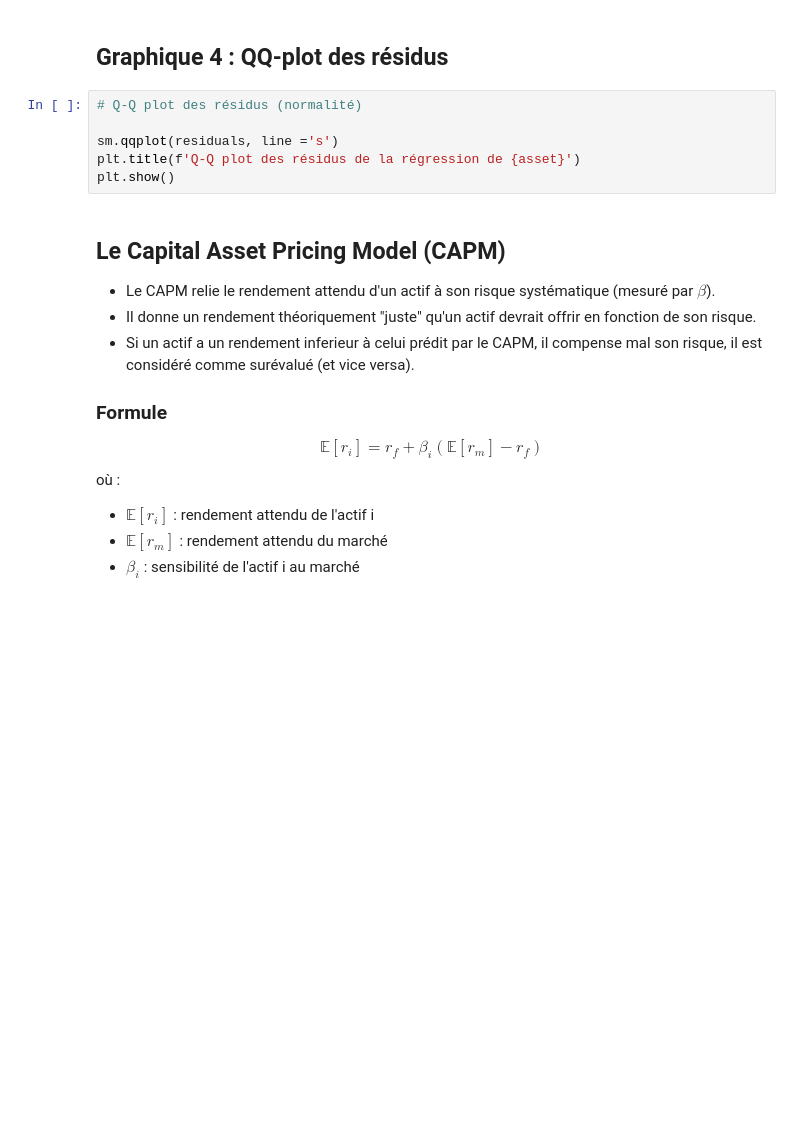
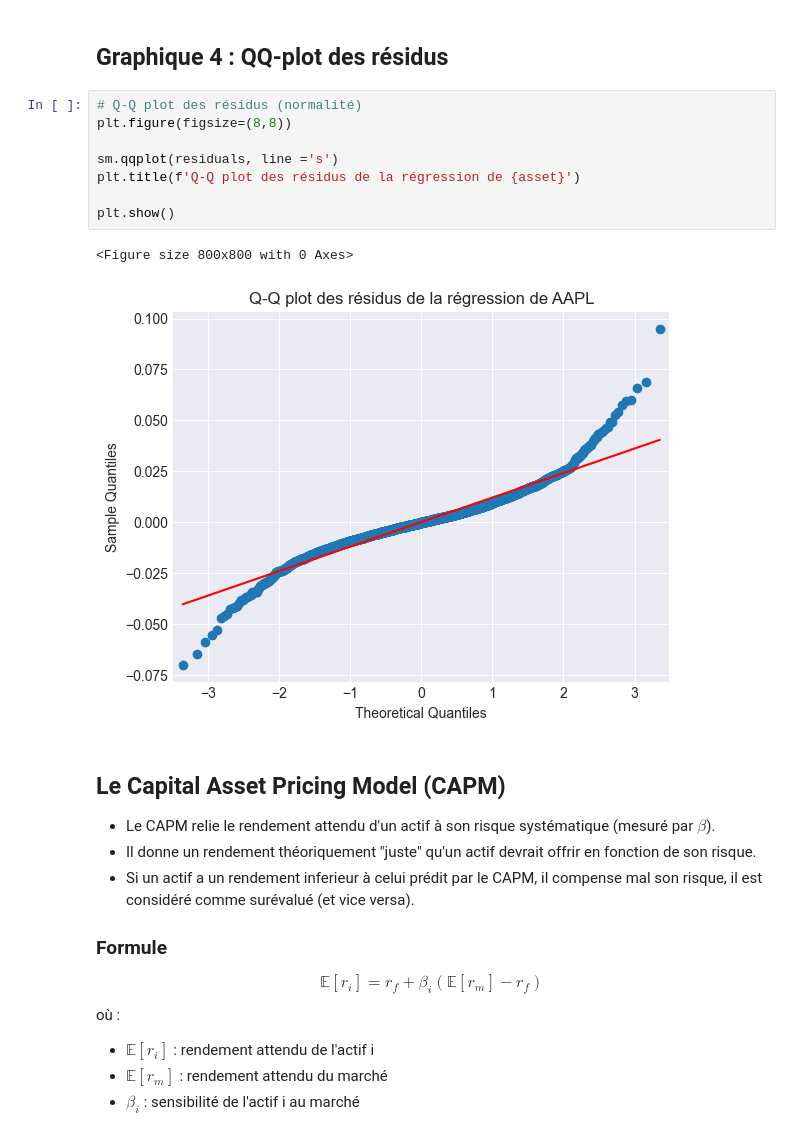
Before and after one commit to luca-dupont2/quant-101-workshops, a Jupyter notebook: 02_regression_alpha_beta/regression_alpha_beta.ipynb, the cells around one changed output. Drawn from its saved outputs; the diff is of its cells as text; blank space fills up the shorter version.

```diff
--- a/02_regression_alpha_beta/regression_alpha_beta.ipynb
+++ b/02_regression_alpha_beta/regression_alpha_beta.ipynb
@@ -181,10 +197,15 @@ plt.show()
 ## Graphique 4 : QQ-plot des résidus
 # %%
 # Q-Q plot des résidus (normalité)
+plt.figure(figsize=(8,8))
 
 sm.qqplot(residuals, line ='s')
 plt.title(f'Q-Q plot des résidus de la régression de {asset}')
+
 plt.show()
+# %% [output]
+<Figure size 800x800 with 0 Axes>
+[figure, added]
 # %% [markdown]
 ## Le Capital Asset Pricing Model (CAPM)
 - Le CAPM relie le rendement attendu d'un actif à son risque systématique (mesuré par $\beta$).
```
Also changed, not shown: parts of 3 cells of this notebook.
